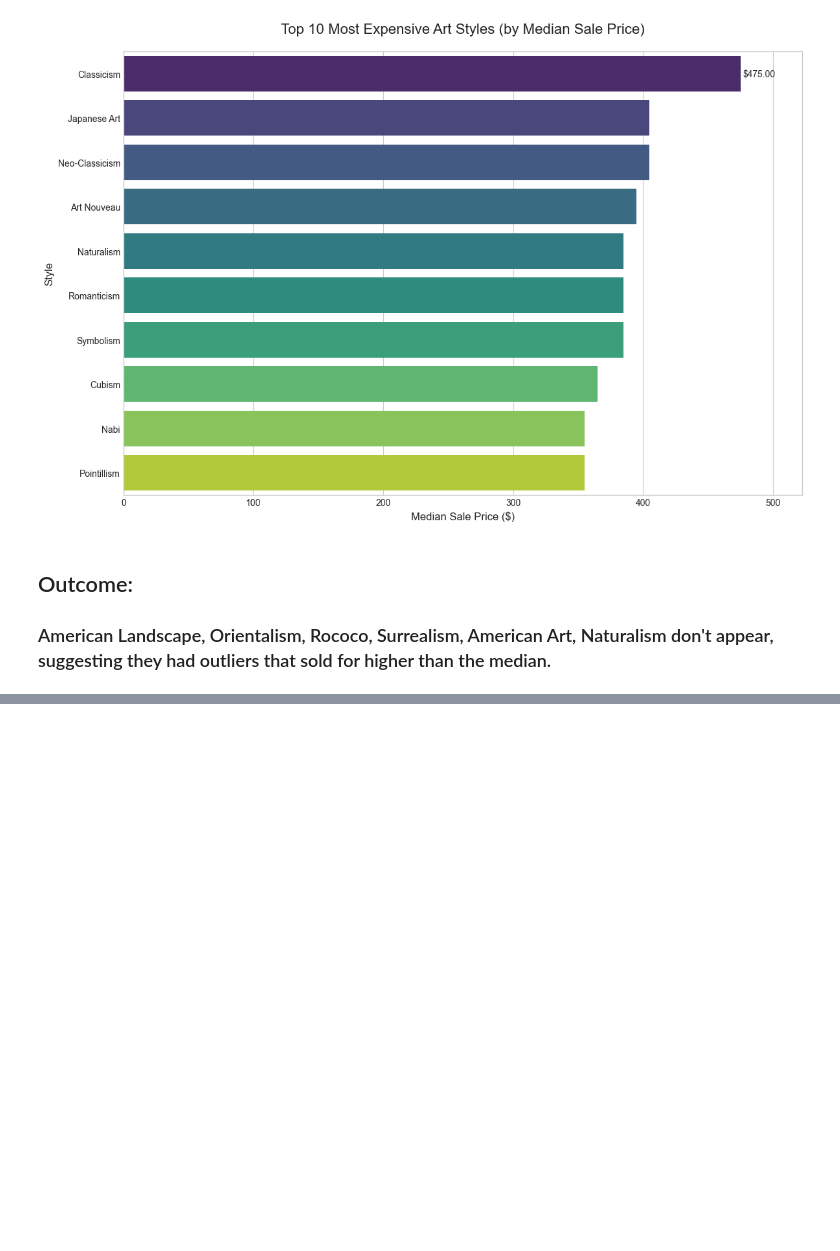
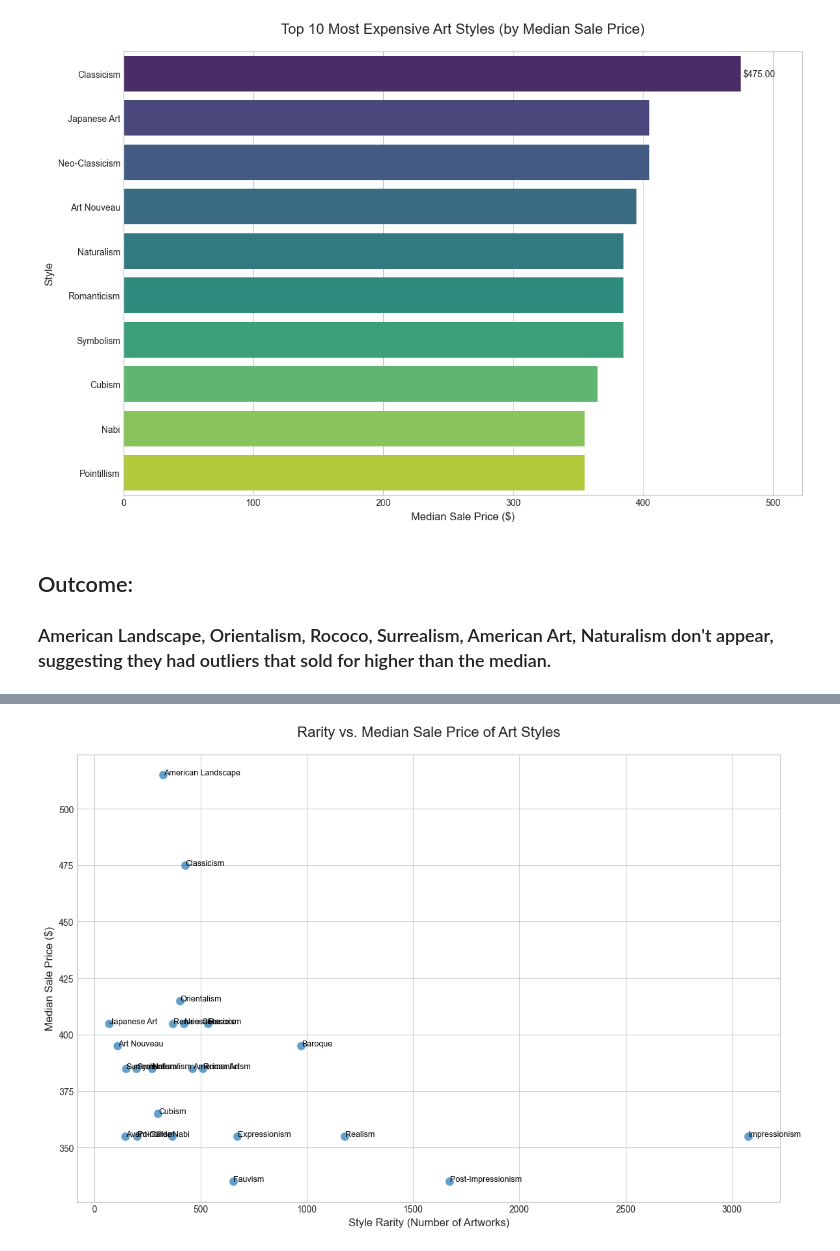
Before and after one commit to chandlershortlidge/sql-database, a Jupyter notebook: famous_art_data_visualizations.ipynb, the cells around one changed output, grey strips where cells are left out. Drawn from its saved outputs; the diff is of its cells as text; code cells hidden in the pictures; blank space fills up the shorter version.

Commit message:
value of rarity update

```diff
--- a/famous_art_data_visualizations.ipynb
+++ b/famous_art_data_visualizations.ipynb
@@ -78,0 +86,31 @@ Passing `palette` without assigning `hue` is deprecated and will be removed in v
+# %%
+df_value_of_rarity = pd.read_csv("value_of_rarity.csv")
+# %%
+
+# --- Visualization ---
+plt.style.use('seaborn-v0_8-whitegrid')
+fig, ax = plt.subplots(figsize=(12, 8))
+
+# Create the scatter plot
+# x-axis is rarity (style_count), y-axis is price (median_sale_price)
+ax.scatter(data=df_value_of_rarity, x='style_count', y='median_sale_price', alpha=0.7, edgecolors='w', s=100)
+
+# This loops through each row in the DataFrame
+for index, row in df_value_of_rarity.iterrows():
+    # This draws the 'style' name at the x and y coordinates of the data point
+    ax.text(
+        x=row['style_count'] + 3,  # Add a small offset to not overlap the dot
+        y=row['median_sale_price'],
+        s=row['style'],          # The text string to draw
+        fontdict=dict(color='black', size=9) # Optional: style the text
+    )
+
+# Add titles and labels
+ax.set_title('Rarity vs. Median Sale Price of Art Styles', fontsize=16, pad=20)
+ax.set_xlabel('Style Rarity (Number of Artworks)', fontsize=12)
+ax.set_ylabel('Median Sale Price ($)', fontsize=12)
+
+plt.tight_layout()
+plt.show()
+# %% [output]
+[figure, added]
```
Also changed, not shown: parts of 7 cells of this notebook, 1 other file.
